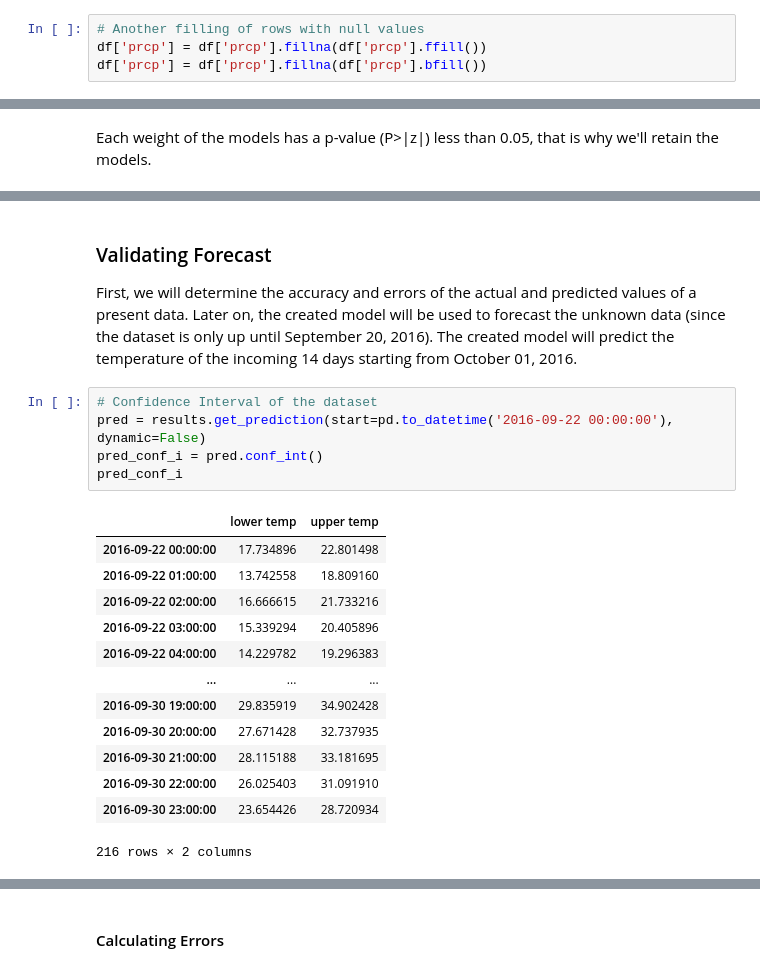
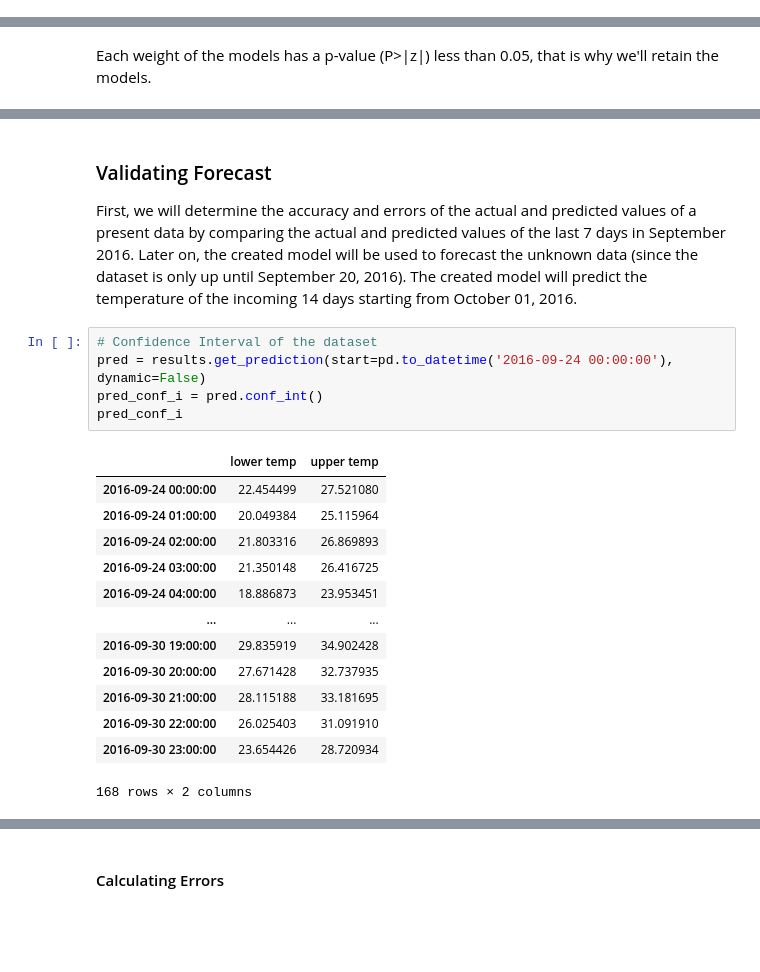
Before and after one commit to Mapua-Data-Science/module-3-exam-sudeste-group-6, a Jupyter notebook: src/notebook.ipynb, the cells around one changed output, grey strips where cells are left out. Drawn from its saved outputs; the diff is of its cells as text; blank space fills up the shorter version.

```diff
--- a/src/notebook.ipynb
+++ b/src/notebook.ipynb
@@ -138,7 +118,3 @@ dtype: int64
-# %%
-# Another filling of rows with null values
-df['prcp'] = df['prcp'].fillna(df['prcp'].ffill())
-df['prcp'] = df['prcp'].fillna(df['prcp'].bfill())
 # %% [markdown]
 ## <span style="color:Orange;"> V. Visualizations and EDA </span>  <a name="eda"></a>
 # %%
@@ -335,24 +306,24 @@ plt.show()
 # %% [markdown]
 ### Validating Forecast
-First, we will determine the accuracy and errors of the actual and predicted values of a present data. Later on, the created model will be used to forecast the unknown data (since the dataset is only up until September 20, 2016). The created model will predict the temperature of the incoming 14 days starting from October 01, 2016.
+First, we will determine the accuracy and errors of the actual and predicted values of a present data by comparing the actual and predicted values of the last 7 days in September 2016. Later on, the created model will be used to forecast the unknown data (since the dataset is only up until September 20, 2016). The created model will predict the temperature of the incoming 14 days starting from October 01, 2016.
 # %%
 # Confidence Interval of the dataset
-pred = results.get_prediction(start=pd.to_datetime('2016-09-22 00:00:00'), dynamic=False)
+pred = results.get_prediction(start=pd.to_datetime('2016-09-24 00:00:00'), dynamic=False)
 pred_conf_i = pred.conf_int()
 pred_conf_i
 # %% [output]
 |  | lower temp | upper temp |
-| 2016-09-22 00:00:00 | 17.734896 | 22.801498 |
-| 2016-09-22 01:00:00 | 13.742558 | 18.809160 |
-| 2016-09-22 02:00:00 | 16.666615 | 21.733216 |
-| 2016-09-22 03:00:00 | 15.339294 | 20.405896 |
-| 2016-09-22 04:00:00 | 14.229782 | 19.296383 |
+| 2016-09-24 00:00:00 | 22.454499 | 27.521080 |
+| 2016-09-24 01:00:00 | 20.049384 | 25.115964 |
+| 2016-09-24 02:00:00 | 21.803316 | 26.869893 |
+| 2016-09-24 03:00:00 | 21.350148 | 26.416725 |
+| 2016-09-24 04:00:00 | 18.886873 | 23.953451 |
 | ... | ... | ... |
 | 2016-09-30 19:00:00 | 29.835919 | 34.902428 |
 | 2016-09-30 20:00:00 | 27.671428 | 32.737935 |
 | 2016-09-30 21:00:00 | 28.115188 | 33.181695 |
 | 2016-09-30 22:00:00 | 26.025403 | 31.091910 |
 | 2016-09-30 23:00:00 | 23.654426 | 28.720934 |
-216 rows × 2 columns
+168 rows × 2 columns
 # %% [markdown]
 #### Actual vs Predicted Values
```
Also changed, not shown: parts of 31 cells of this notebook.
